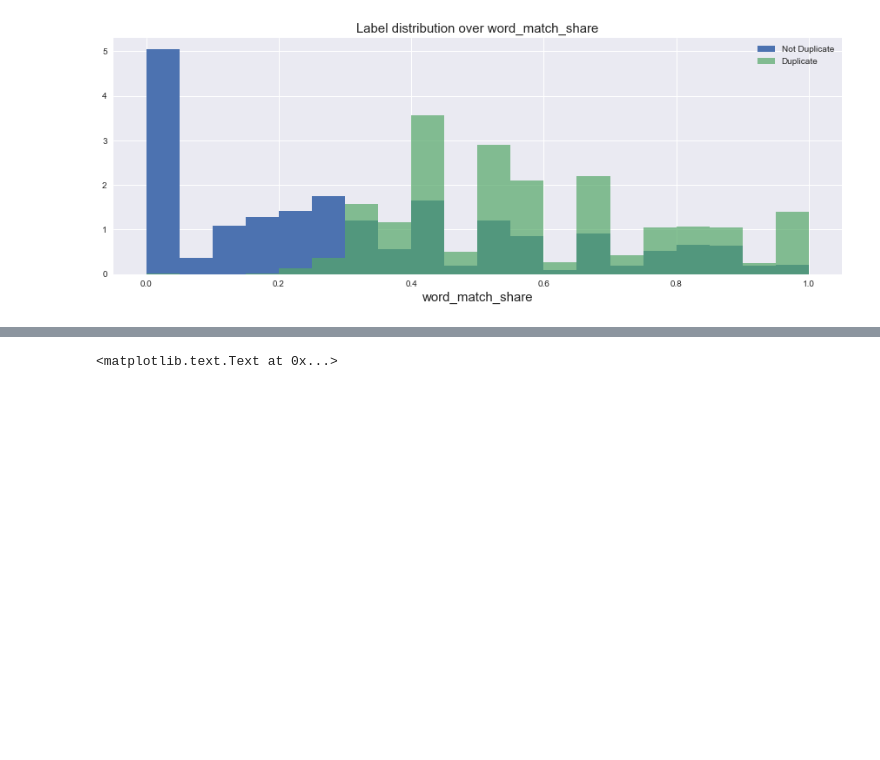
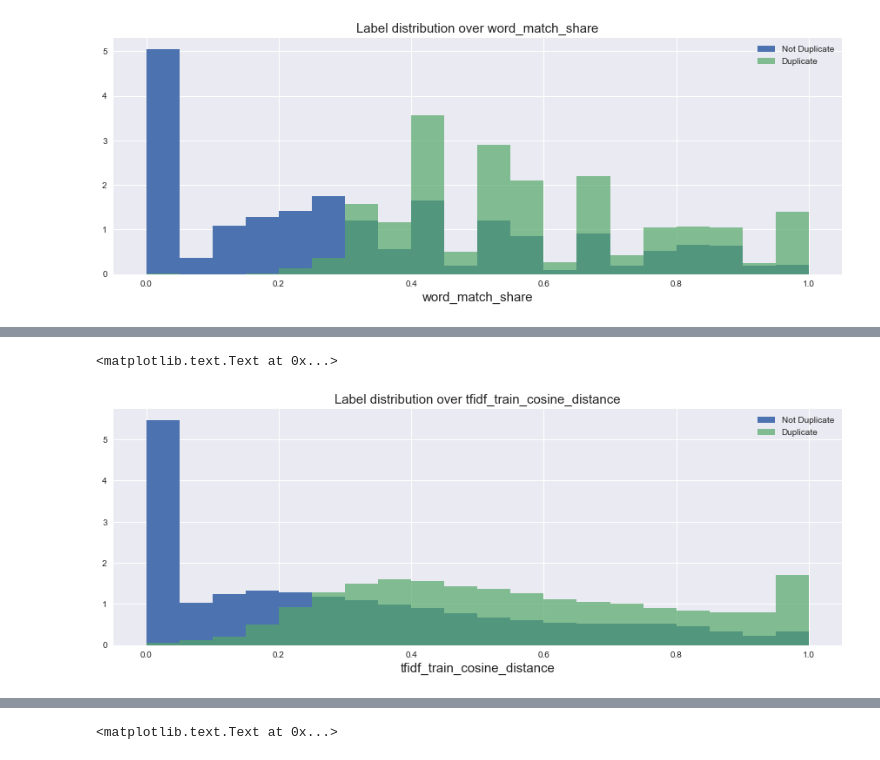
Before and after one commit to pengqil/kaggle, a Jupyter notebook: quora_question_pairs/Data Exploration.ipynb, the cells around one changed output, grey strips where cells are left out. Drawn from its saved outputs; the diff is of its cells as text; code cells hidden in the pictures; blank space fills up the shorter version.

```diff
--- a/quora_question_pairs/Data Exploration.ipynb
+++ b/quora_question_pairs/Data Exploration.ipynb
@@ -264,3 +251,28 @@ def tfidf_word_match_share(row):
 
     R = np.sum(shared_weights) / np.sum(total_weights)
     return R
+# %%
+def tfidf_cosine_distance(row):
+    q1words, q2words = question_process(row['question1']), question_process(row['question2'])
+    if len(q1words) == 0 or len(q2words) == 0:
+        # The computer-generated chaff includes a few questions that are nothing but stopwords
+        return 0
+    q1_weights = [weights.get(w, 0) for w in q1words]
+    q2_weights = [weights.get(w, 0) for w in q2words]
+
+    shared_words = [w for w in q1words.keys() if w in q2words.keys()]
+    shared_weights = [weights.get(w, 0) for w in shared_words]
+
+    Rcosine_denominator = (np.sqrt(np.dot(q1_weights, q1_weights)) * np.sqrt(np.dot(q2_weights, q2_weights)))
+    return np.dot(shared_weights, shared_weights) / Rcosine_denominator
+
+plt.figure(figsize=(15, 5))
+tfidf_train_cosine_distance = df_train.apply(tfidf_cosine_distance, axis=1, raw=True)
+plt.hist(tfidf_train_cosine_distance[df_train['is_duplicate'] == 0].fillna(0), bins=20, normed=True, label='Not Duplicate')
+plt.hist(tfidf_train_cosine_distance[df_train['is_duplicate'] == 1].fillna(0), bins=20, normed=True, alpha=0.7, label='Duplicate')
+plt.legend()
+plt.title('Label distribution over tfidf_train_cosine_distance', fontsize=15)
+plt.xlabel('tfidf_train_cosine_distance', fontsize=15)
+# %% [output]
+<matplotlib.text.Text at 0x...>
+[figure, added]
```
Also changed, not shown: parts of 15 cells of this notebook, 8 other files.
